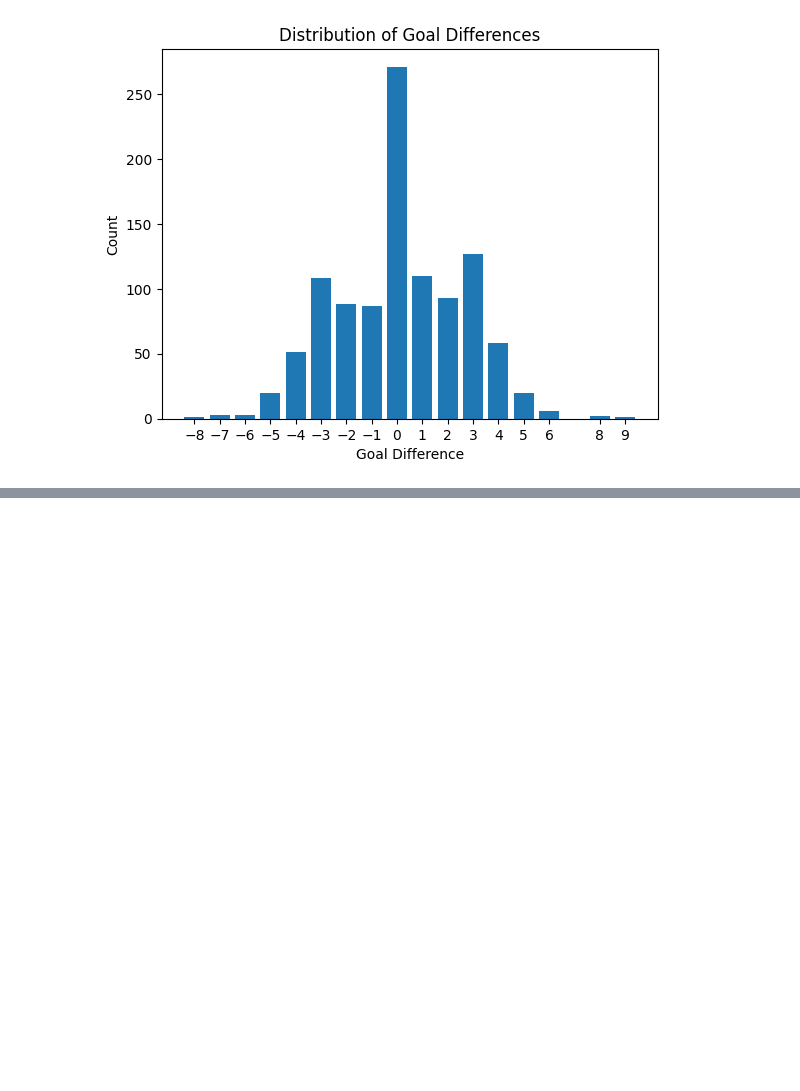
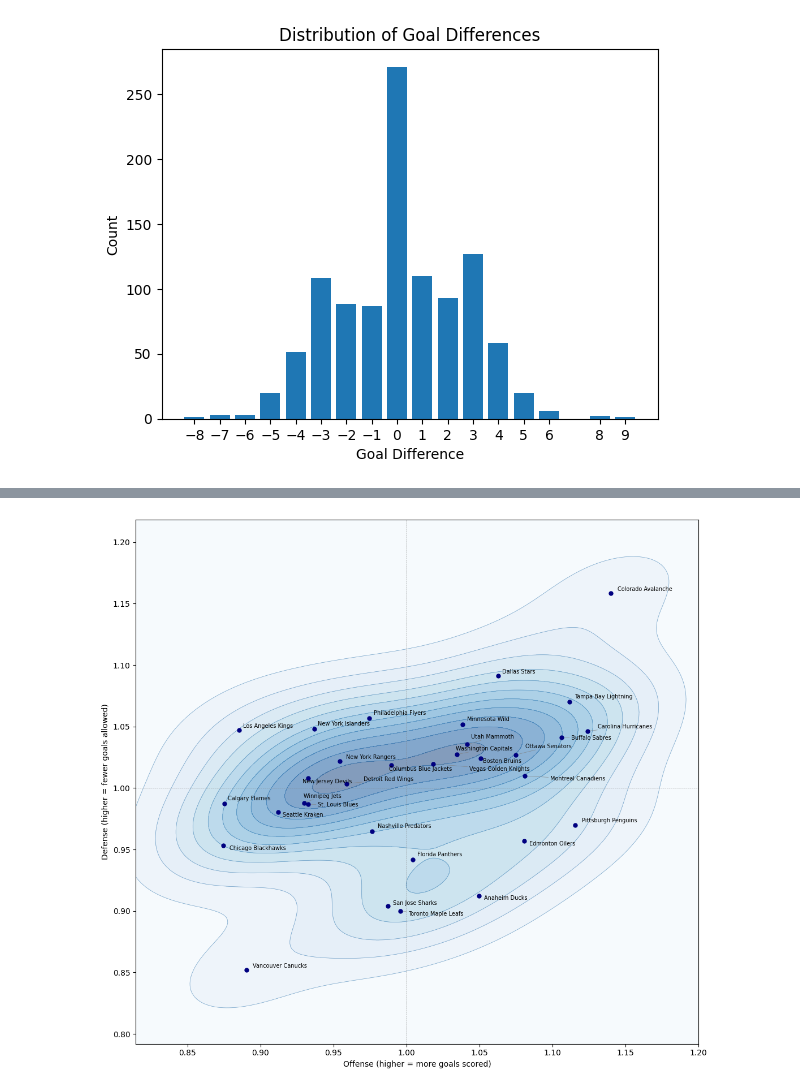
Before and after one commit to mcanearm/hockey, a Jupyter notebook: model.ipynb, the cells around one changed output, grey strips where cells are left out. Drawn from its saved outputs; the diff is of its cells as text; code cells hidden in the pictures; blank space fills up the shorter version.

```diff
--- a/model.ipynb
+++ b/model.ipynb
@@ -267,4 +273,63 @@ Full (Skellam) Accuracy: 0.582
 (4000, 263)
+# %%
+# refit on the full dataset
+mcmc.run(
+    random.key(98102938376),
+    matchups=team_matchups,
+    home_g=home_g_reg,
+    away_g=away_g_reg,
+    is_ot=overtimes,
+    home_win=home_wins,
+)
+
+jax.effects_barrier()
+# %%
+from scipy.stats import gaussian_kde
+from adjustText import adjust_text
+
+trace = az.from_numpyro(
+    mcmc,
+    coords={"team": teams},
+    dims={
+        "offense_goals": ["team"],
+        "defense_goals": ["team"],
+    },
+)
+predict = Predictive(model, mcmc.get_samples())
+
+off_samples = trace.posterior["offense_goals"].values.reshape(-1, len(teams))
+def_samples = trace.posterior["defense_goals"].values.reshape(-1, len(teams))
+off_mean = off_samples.mean(axis=0)
+def_mean = def_samples.mean(axis=0)
+
+# KDE over team posterior means — shows the league-level distribution of ratings
+kde = gaussian_kde(np.vstack([off_mean, def_mean]), bw_method=0.4)
+
+pad = 0.06
+x_grid = np.linspace(off_mean.min() - pad, off_mean.max() + pad, 200)
+y_grid = np.linspace(def_mean.min() - pad, def_mean.max() + pad, 200)
+X, Y = np.meshgrid(x_grid, y_grid)
+Z = kde(np.vstack([X.ravel(), Y.ravel()])).reshape(X.shape)
+
+fig, ax = plt.subplots(figsize=(11, 10))
+ax.contourf(X, Y, Z, levels=12, cmap="Blues", alpha=0.5)
+ax.contour(X, Y, Z, levels=12, colors="steelblue", linewidths=0.5, alpha=0.7)
+
+ax.scatter(off_mean, def_mean, s=25, color="navy", zorder=3)
+
+texts = [
+    ax.text(x, y, team, fontsize=7)
+    for team, x, y in zip(teams, off_mean, def_mean)
+]
+adjust_text(texts, ax=ax, arrowprops=dict(arrowstyle="-", color="gray", lw=0.4))
+
+ax.axhline(1, color="gray", lw=0.5, ls="--")
+ax.axvline(1, color="gray", lw=0.5, ls="--")
+ax.set_xlabel("Offense (higher = more goals scored)")
+ax.set_ylabel("Defense (higher = fewer goals allowed)")
+plt.tight_layout()
+# %% [output]
+[figure, added]
 # %%
 game_states = [(w, l) for w in range(5) for l in range(5) if w + l <= 7]
 terminal_states = [t for t in game_states if 4 in t]
```
Also changed, not shown: parts of 14 cells of this notebook, 2 other files.
